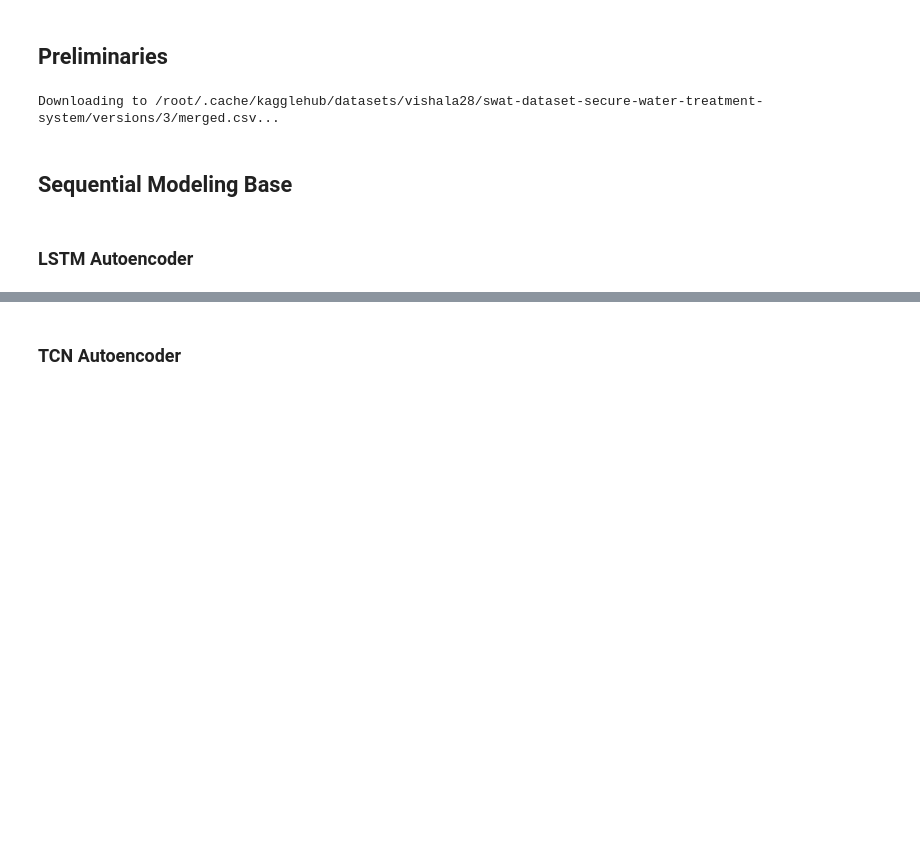
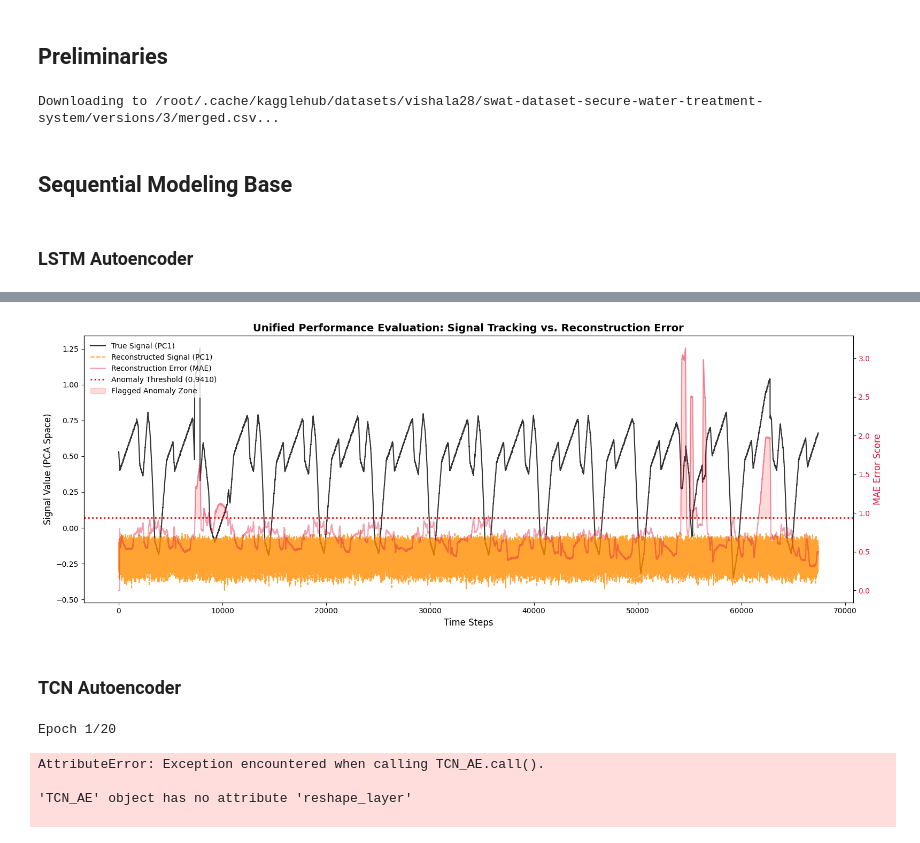
Before and after one commit to muhammad-rhakan/summer-project, a Jupyter notebook: Workspace.ipynb, the cells around one changed output, grey strips where cells are left out. Saved outputs shown, nothing was run; the diff lists cells and outputs as text; code cells hidden in the pictures; blank space fills up the shorter version.

```diff
--- a/Workspace.ipynb
+++ b/Workspace.ipynb
@@ -228,3 +282,62 @@ Mean Absolute Error for this batch: 0.43988365
+# %%
+import matplotlib.pyplot as plt
+import numpy as np
+
+# 1. Rebuild the continuous true and reconstructed timelines for PC1
+true_timeline = []
+recon_timeline = []
+
+for X_test_batch, _ in test_ds:
+    X_test_recon = model(X_test_batch, training=False)
+
+    # Grab the first step of each sequence for the first principal component (PC1)
+    true_timeline.extend(X_test_batch.numpy()[:, 0, 0])
+    recon_timeline.extend(X_test_recon.numpy()[:, 0, 0])
+
+true_timeline = np.array(true_timeline)
+recon_timeline = np.array(recon_timeline)
+
+# 2. Align your test error scores to this timeline
+padded_errors = np.zeros(len(true_timeline))
+padded_errors[TIME_STEPS-1:] = test_errors[:len(true_timeline)-(TIME_STEPS-1)]
+
+# 3. Create the Unified Dual-Axis Plot
+fig, ax1 = plt.subplots(figsize=(16, 6))
+
+# --- Left Y-Axis: Signals ---
+color_true = 'black'
+color_recon = 'darkorange'
+ax1.plot(true_timeline, color=color_true, label='True Signal (PC1)', alpha=0.8, linewidth=1.5)
+ax1.plot(recon_timeline, color=color_recon, linestyle='--', label='Reconstructed Signal (PC1)', alpha=0.8, linewidth=1.5)
+
+ax1.set_xlabel('Time Steps', fontsize=12)
+ax1.set_ylabel('Signal Value (PCA Space)', color=color_true, fontsize=12)
+ax1.tick_params(axis='y', labelcolor=color_true)
+ax1.set_title("Unified Performance Evaluation: Signal Tracking vs. Reconstruction Error", fontsize=14, fontweight='bold')
+
+# --- Right Y-Axis: Error & Threshold ---
+ax2 = ax1.twinx()  # Instantiate a second axes that shares the same x-axis
+color_error = 'crimson'
+ax2.plot(padded_errors, color=color_error, label='Reconstruction Error (MAE)', alpha=0.4)
+ax2.axhline(y=threshold, color='red', linestyle=':', linewidth=2, label=f'Anomaly Threshold ({threshold:.4f})')
+
+# Shade the background where anomalies are flagged
+ax2.fill_between(range(len(padded_errors)), padded_errors, threshold,
+                 where=(padded_errors > threshold), color='red', alpha=0.15, label='Flagged Anomaly Zone')
+
+ax2.set_ylabel('MAE Error Score', color=color_error, fontsize=12)
+ax2.tick_params(axis='y', labelcolor=color_error)
+
+# --- Combine Legends ---
+# Since we used two different axes, we combine their legends so it looks clean
+lines1, labels1 = ax1.get_legend_handles_labels()
+lines2, labels2 = ax2.get_legend_handles_labels()
+ax1.legend(lines1 + lines2, labels1 + labels2, loc='upper left', frameon=True, facecolor='white', edgecolor='none')
+
+plt.tight_layout()
+plt.show()
+# %% [output]
+[figure, added]
 # %% [markdown]
 ### TCN Autoencoder
 # %%
@@ -305,7 +410,7 @@ model = TCN_AE(
     features=FEATURES,
     latent_dim=8)
 model.build(input_shape=(None, TIME_STEPS, FEATURES))
-model.compile(optimizer=tf.keras.optimizers.Adam(learning_rate=0.001), loss='mse')
+model.compile(optimizer=tf.keras.optimizers.Adam(learning_rate=0.001))
 
 checkpoint_path_cnn = "checkpoints/model_epoch_{epoch:02d}_val_loss_{val_loss:.4f}.weights.h5"
 checkpoint_cnn = ModelCheckpoint(
@@ -328,7 +433,7 @@ lr_scheduler = ReduceLROnPlateau(
 
 history = model.fit(
     train_ds,
-    epochs=10,
+    epochs=20,
     verbose=1,
     validation_data=val_ds,
     callbacks=[stoppage, lr_scheduler, checkpoint_cnn],
@@ -336,3 +441,9 @@ history = model.fit(
 )
 
 print("Training complete! Final Loss:", history.history['loss'][-1])
+# %% [output]
+Epoch 1/20
+AttributeError: Exception encountered when calling TCN_AE.call().
+
+'TCN_AE' object has no attribute 'reshape_layer'
+
```
Also changed, not shown: parts of 7 cells of this notebook.
